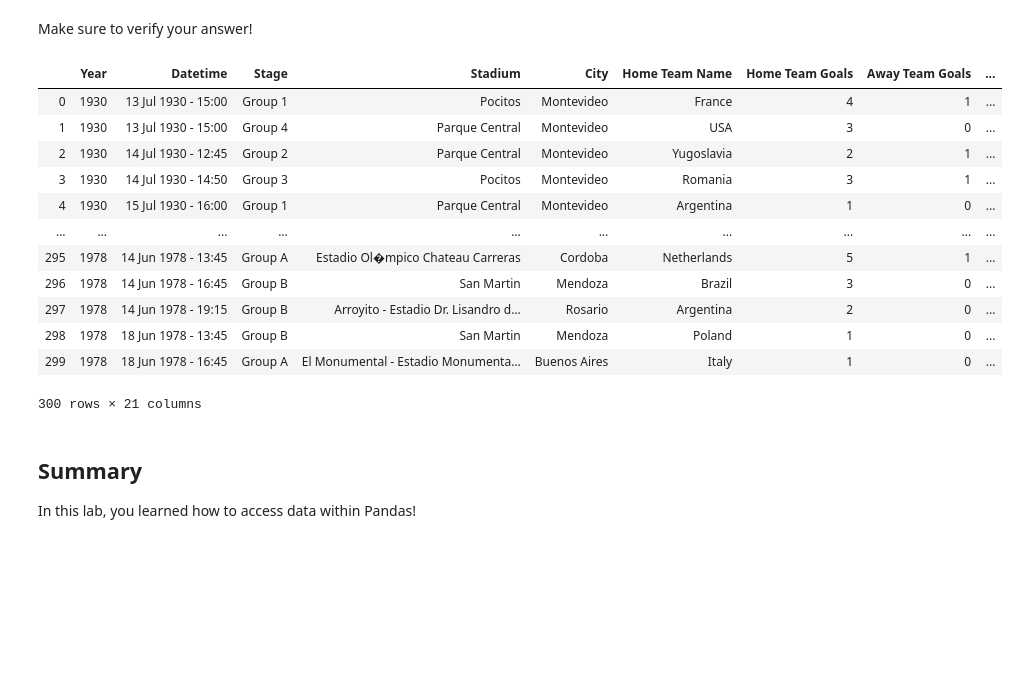
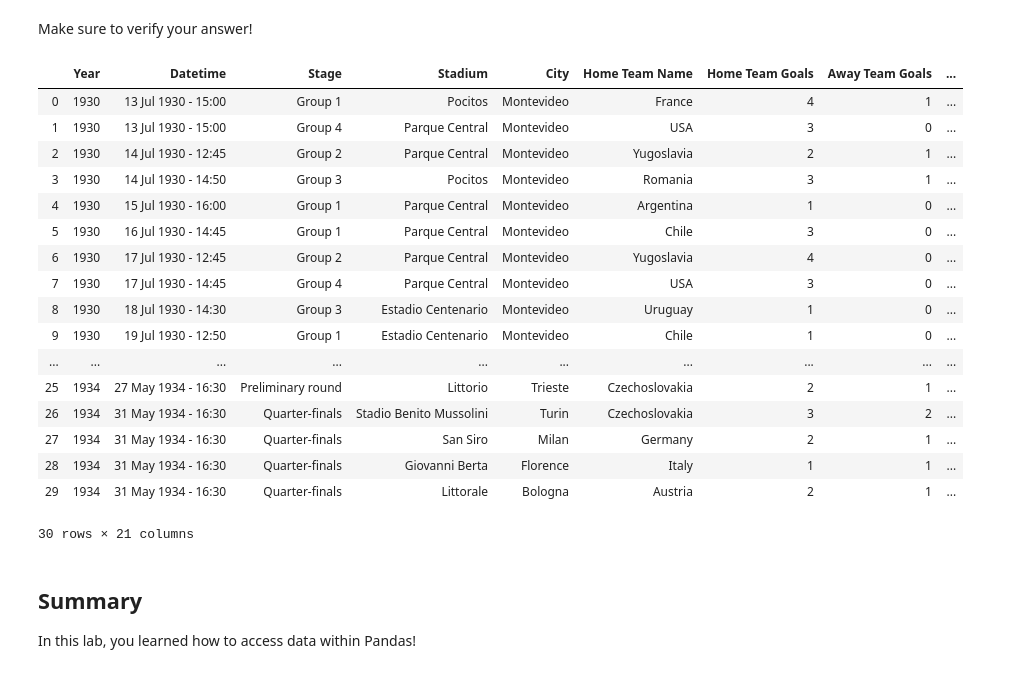
Before and after one commit to OsterMendel/dsc-accessing-data-with-pandas-lab-nyc-ds-021720, a Jupyter notebook: index.ipynb, the cells around one changed output. Saved outputs shown, nothing was run; the diff lists cells and outputs as text; code cells hidden in the pictures; blank space fills up the shorter version.

```diff
--- a/index.ipynb
+++ b/index.ipynb
@@ -242,21 +242,26 @@ df.loc[(df['Away Team Initials'] =='KOR') | (df['Away Team Initials'] =='PRK'),
 Make sure to verify your answer!
 # %%
 # Check the updated columns
-df[:300]
+df[:30]
 # %% [output]
 |  | Year | Datetime | Stage | Stadium | City | Home Team Name | Home Team Goals | Away Team Goals | ... |
 | 0 | 1930 | 13 Jul 1930 - 15:00 | Group 1 | Pocitos | Montevideo | France | 4 | 1 | ... |
 | 1 | 1930 | 13 Jul 1930 - 15:00 | Group 4 | Parque Central | Montevideo | USA | 3 | 0 | ... |
 | 2 | 1930 | 14 Jul 1930 - 12:45 | Group 2 | Parque Central | Montevideo | Yugoslavia | 2 | 1 | ... |
 | 3 | 1930 | 14 Jul 1930 - 14:50 | Group 3 | Pocitos | Montevideo | Romania | 3 | 1 | ... |
 | 4 | 1930 | 15 Jul 1930 - 16:00 | Group 1 | Parque Central | Montevideo | Argentina | 1 | 0 | ... |
+| 5 | 1930 | 16 Jul 1930 - 14:45 | Group 1 | Parque Central | Montevideo | Chile | 3 | 0 | ... |
+| 6 | 1930 | 17 Jul 1930 - 12:45 | Group 2 | Parque Central | Montevideo | Yugoslavia | 4 | 0 | ... |
+| 7 | 1930 | 17 Jul 1930 - 14:45 | Group 4 | Parque Central | Montevideo | USA | 3 | 0 | ... |
+| 8 | 1930 | 18 Jul 1930 - 14:30 | Group 3 | Estadio Centenario | Montevideo | Uruguay | 1 | 0 | ... |
+| 9 | 1930 | 19 Jul 1930 - 12:50 | Group 1 | Estadio Centenario | Montevideo | Chile | 1 | 0 | ... |
 | ... | ... | ... | ... | ... | ... | ... | ... | ... | ... |
-| 295 | 1978 | 14 Jun 1978 - 13:45 | Group A | Estadio Ol�mpico Chateau Carreras | Cordoba | Netherlands | 5 | 1 | ... |
-| 296 | 1978 | 14 Jun 1978 - 16:45 | Group B | San Martin | Mendoza | Brazil | 3 | 0 | ... |
-| 297 | 1978 | 14 Jun 1978 - 19:15 | Group B | Arroyito - Estadio Dr. Lisandro d... | Rosario | Argentina | 2 | 0 | ... |
-| 298 | 1978 | 18 Jun 1978 - 13:45 | Group B | San Martin | Mendoza | Poland | 1 | 0 | ... |
-| 299 | 1978 | 18 Jun 1978 - 16:45 | Group A | El Monumental - Estadio Monumenta... | Buenos Aires | Italy | 1 | 0 | ... |
+| 25 | 1934 | 27 May 1934 - 16:30 | Preliminary round | Littorio | Trieste | Czechoslovakia | 2 | 1 | ... |
+| 26 | 1934 | 31 May 1934 - 16:30 | Quarter-finals | Stadio Benito Mussolini | Turin | Czechoslovakia | 3 | 2 | ... |
+| 27 | 1934 | 31 May 1934 - 16:30 | Quarter-finals | San Siro | Milan | Germany | 2 | 1 | ... |
+| 28 | 1934 | 31 May 1934 - 16:30 | Quarter-finals | Giovanni Berta | Florence | Italy | 1 | 1 | ... |
+| 29 | 1934 | 31 May 1934 - 16:30 | Quarter-finals | Littorale | Bologna | Austria | 2 | 1 | ... |
-300 rows × 21 columns
+30 rows × 21 columns
 # %% [markdown]
 ## Summary
 
```
